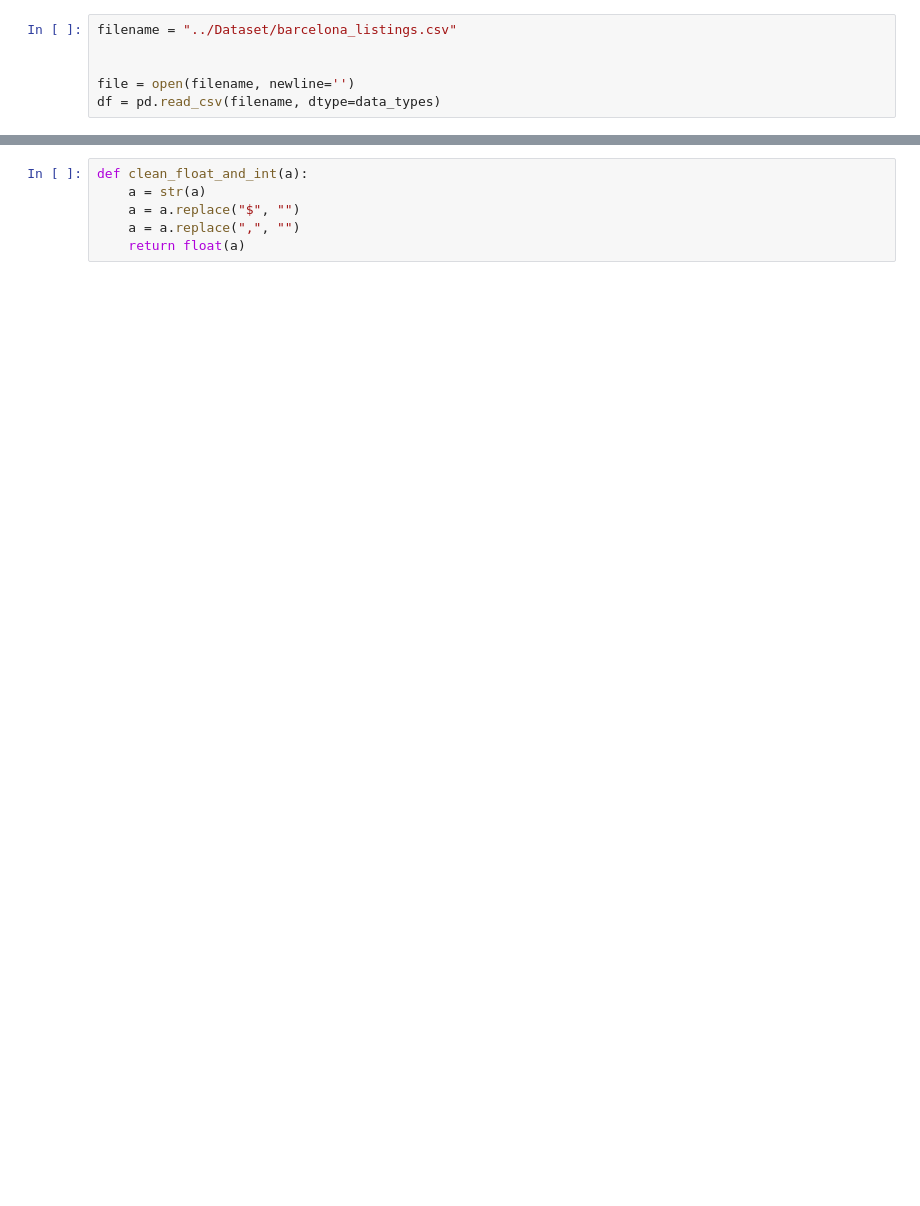
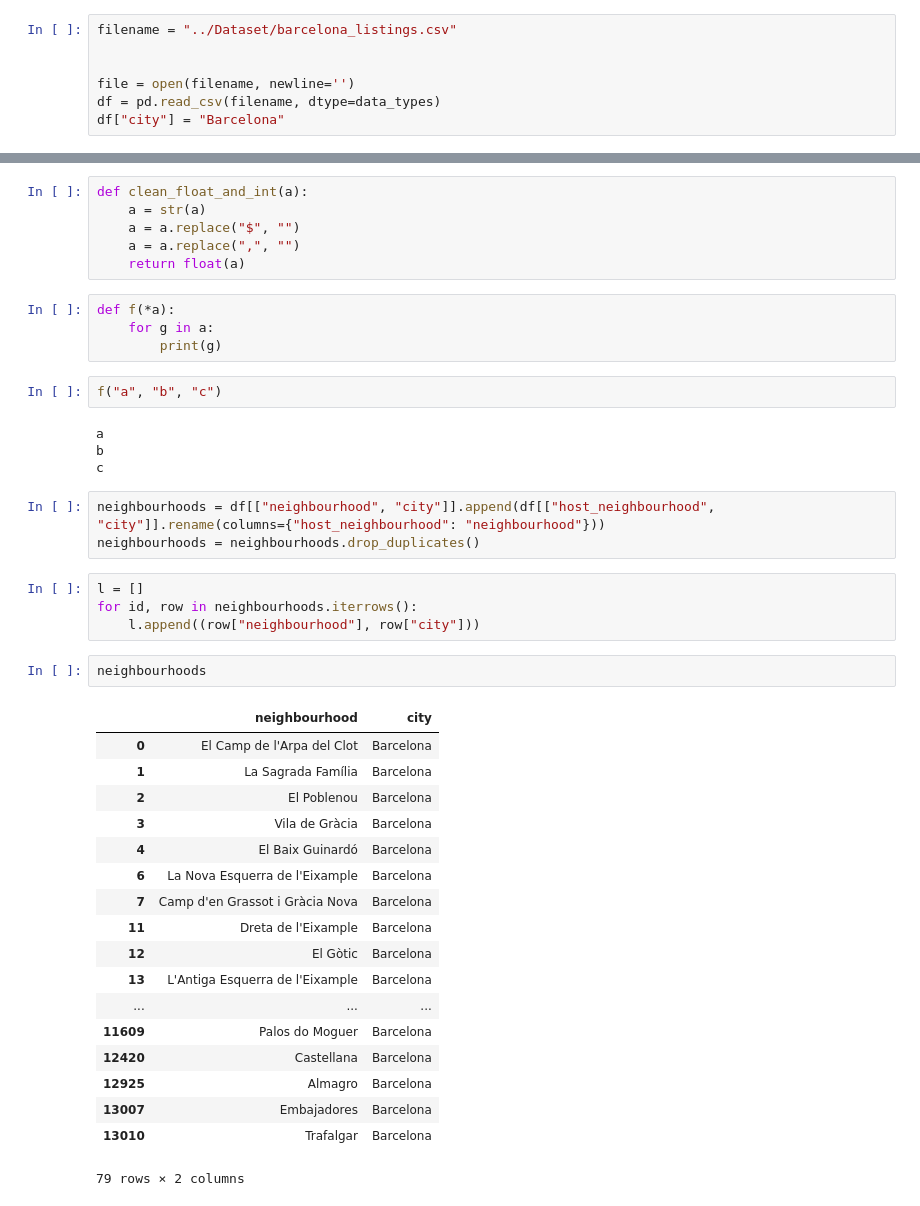
Before and after one commit to danielementary/Database-Systems-Project-Airbnb, a Jupyter notebook: Parser/Clean-and-insert-from-listings-files.ipynb, the cells around one changed output, grey strips where cells are left out. Cells and saved outputs as stored; diff of their text form; blank space fills up the shorter version.

```diff
--- a/Parser/Clean-and-insert-from-listings-files.ipynb
+++ b/Parser/Clean-and-insert-from-listings-files.ipynb
@@ -30,6 +30,7 @@ filename = "../Dataset/barcelona_listings.csv"
 
 file = open(filename, newline='')
 df = pd.read_csv(filename, dtype=data_types)
+df["city"] = "Barcelona"
 # %%
 tables_to_attributes = \
     {"Listing": {"listing_id": "id", "listing_url": "listing_url", "listing_name": "name", "listing_summary": "summary", "listing_space": "space", "listing_description": "description", "listing_notes": "notes", "listing_transit": "transit", "listing_access": "access", "listing_interaction": "interaction","listing_picture_url": "picture_url", "listing_neighbourhood_overview" : "neighbourhood_overview",\
@@ -84,3 +87,41 @@ def clean_float_and_int(a):
     a = a.replace("$", "")
     a = a.replace(",", "")
     return float(a)
+# %%
+def f(*a):
+    for g in a:
+        print(g)
+# %%
+f("a", "b", "c")
+# %% [output]
+a
+b
+c
+# %%
+neighbourhoods = df[["neighbourhood", "city"]].append(df[["host_neighbourhood", "city"]].rename(columns={"host_neighbourhood": "neighbourhood"}))
+neighbourhoods = neighbourhoods.drop_duplicates()
+# %%
+l = []
+for id, row in neighbourhoods.iterrows():
+    l.append((row["neighbourhood"], row["city"]))
+# %%
+neighbourhoods
+# %% [output]
+|  | neighbourhood | city |
+| 0 | El Camp de l'Arpa del Clot | Barcelona |
+| 1 | La Sagrada Família | Barcelona |
+| 2 | El Poblenou | Barcelona |
+| 3 | Vila de Gràcia | Barcelona |
+| 4 | El Baix Guinardó | Barcelona |
+| 6 | La Nova Esquerra de l'Eixample | Barcelona |
+| 7 | Camp d'en Grassot i Gràcia Nova | Barcelona |
+| 11 | Dreta de l'Eixample | Barcelona |
+| 12 | El Gòtic | Barcelona |
+| 13 | L'Antiga Esquerra de l'Eixample | Barcelona |
+| ... | ... | ... |
+| 11609 | Palos do Moguer | Barcelona |
+| 12420 | Castellana | Barcelona |
+| 12925 | Almagro | Barcelona |
+| 13007 | Embajadores | Barcelona |
+| 13010 | Trafalgar | Barcelona |
+79 rows × 2 columns
```
Also changed, not shown: parts of 7 cells of this notebook, 3 other files.
